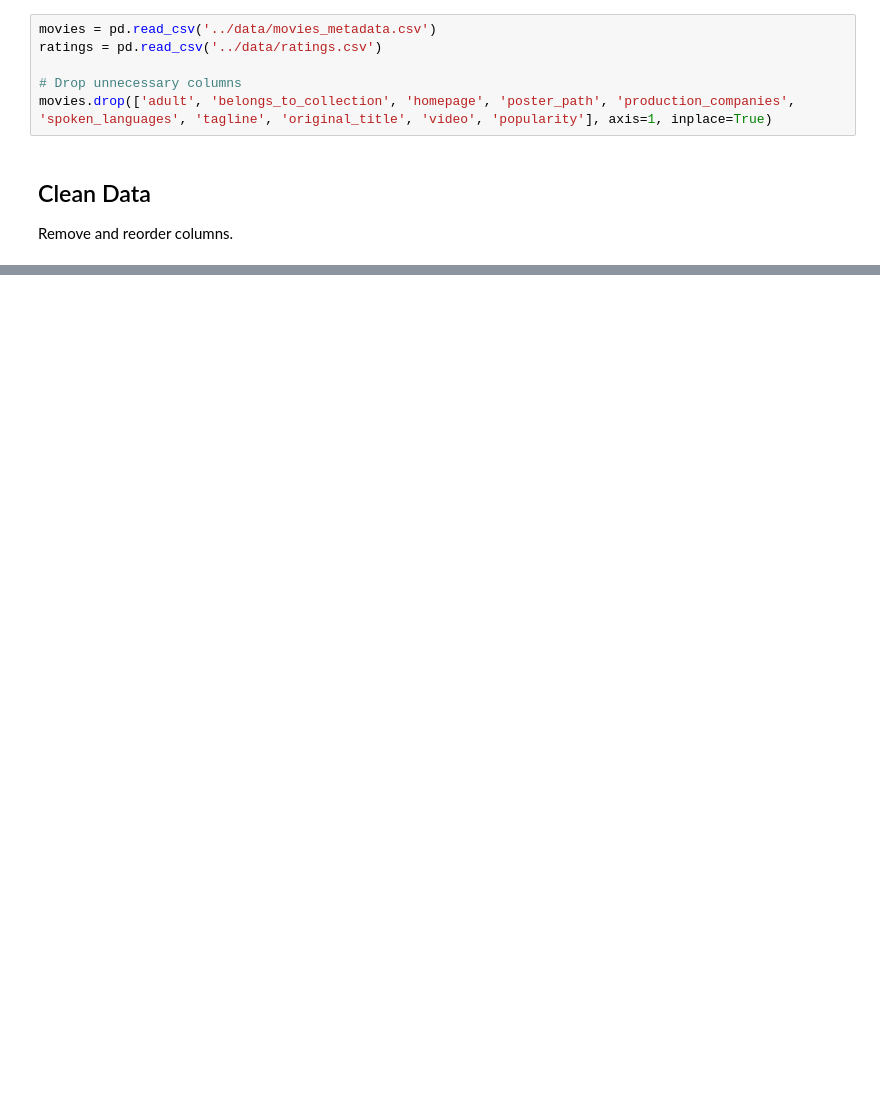
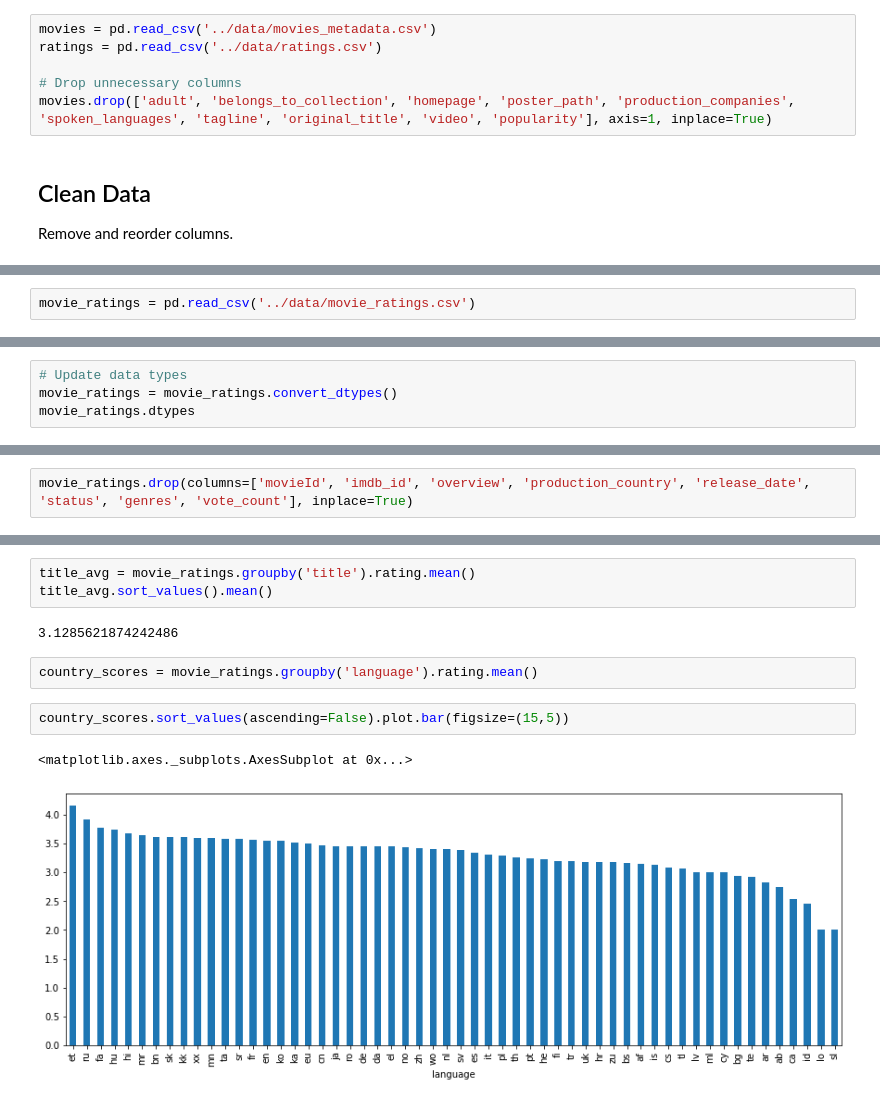
Before and after one commit to jacKlinc/film_dash, a Jupyter notebook: notebooks/1_movies-dashboard_an.ipynb, the cells around one changed output, grey strips where cells are left out. Cells and saved outputs as stored; diff of their text form; blank space fills up the shorter version.

Commit message:
Combined and Aggregated Data
- Trimmed unused columns
- Added graph for country's average score

```diff
--- a/notebooks/1_movies-dashboard_an.ipynb
+++ b/notebooks/1_movies-dashboard_an.ipynb
@@ -58,0 +76,2 @@ movie_ratings = movies.join(ratings.set_index('movieId'), on='id', how='left')
+# %%
+movie_ratings = pd.read_csv('../data/movie_ratings.csv')
@@ -58,0 +87,4 @@ movie_ratings = movies.join(ratings.set_index('movieId'), on='id', how='left')
+# %%
+# Update data types
+movie_ratings = movie_ratings.convert_dtypes()
+movie_ratings.dtypes
@@ -58,0 +111,2 @@ movie_ratings = movies.join(ratings.set_index('movieId'), on='id', how='left')
+# %%
+movie_ratings.drop(columns=['movieId', 'imdb_id', 'overview', 'production_country', 'release_date', 'status', 'genres', 'vote_count'], inplace=True)
@@ -58,0 +122,12 @@ movie_ratings = movies.join(ratings.set_index('movieId'), on='id', how='left')
+# %%
+title_avg = movie_ratings.groupby('title').rating.mean()
+title_avg.sort_values().mean()
+# %% [output]
+3.1285621874242486
+# %%
+country_scores = movie_ratings.groupby('language').rating.mean()
+# %%
+country_scores.sort_values(ascending=False).plot.bar(figsize=(15,5))
+# %% [output]
+<matplotlib.axes._subplots.AxesSubplot at 0x...>
+[figure, added]
```
Also changed, not shown: parts of 17 cells of this notebook.
